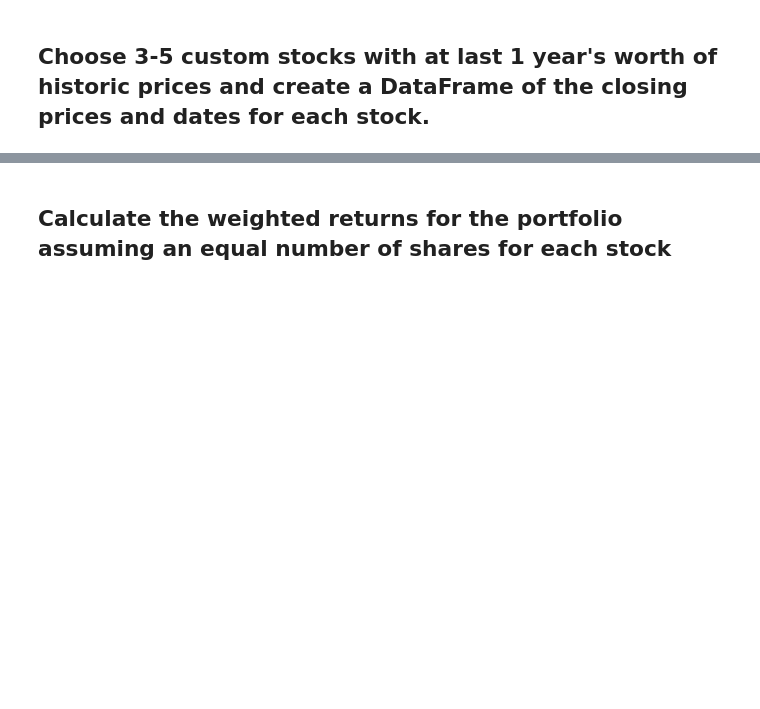
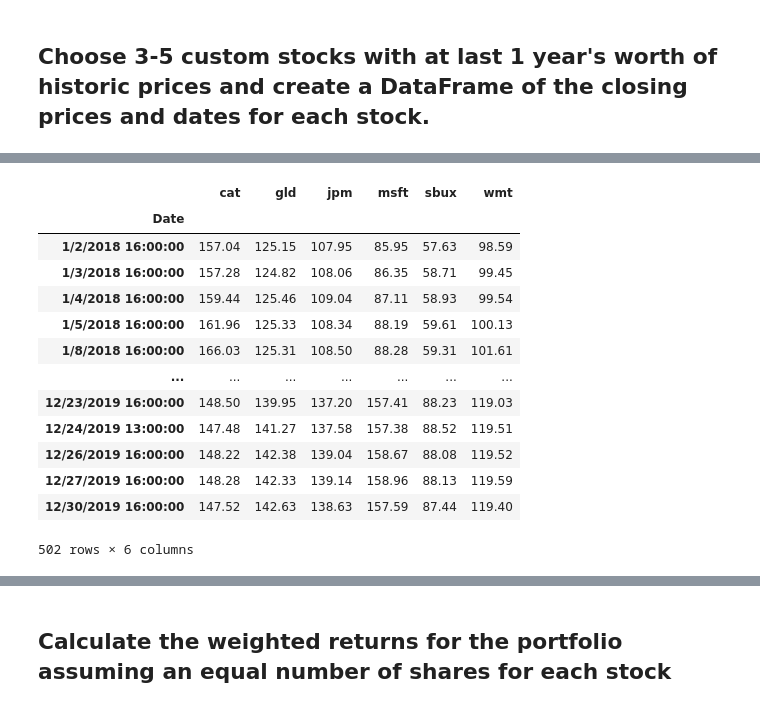
Before and after one commit to CacheKatch/quant_stats_portfolio, a Jupyter notebook: whale_analysis.ipynb, the cells around one changed output, grey strips where cells are left out. Drawn from its saved outputs; the diff is of its cells as text; code cells hidden in the pictures; blank space fills up the shorter version.

Commit message:
update to custom portfolio returns

```diff
--- a/whale_analysis.ipynb
+++ b/whale_analysis.ipynb
@@ -442,3 +464,37 @@ In this section, you will build your own portfolio of stocks, calculate the retu
+# %%
+# Read the third stock
+"""
+The portfolio was built using library os
+"""
+# YOUR CODE HERE
+filenames = os.listdir("Resourcesb")
+#filenames
+custom_port_df = []
+for file in filenames:
+    new_df = pd.read_csv(f"Resourcesb/{file}", index_col="Date")
+    custom_port_df.append(new_df)
+
+custom_port_df[2]
+combined_df = pd.concat(custom_port_df, axis="columns", join="inner")
+combined_df
+columns = ["cat","gld","jpm","msft","sbux","wmt"]
+combined_df.columns = columns
+combined_df
+# %% [output]
+|  | cat | gld | jpm | msft | sbux | wmt |
+| Date |  |  |  |  |  |  |
+| 1/2/2018 16:00:00 | 157.04 | 125.15 | 107.95 | 85.95 | 57.63 | 98.59 |
+| 1/3/2018 16:00:00 | 157.28 | 124.82 | 108.06 | 86.35 | 58.71 | 99.45 |
+| 1/4/2018 16:00:00 | 159.44 | 125.46 | 109.04 | 87.11 | 58.93 | 99.54 |
+| 1/5/2018 16:00:00 | 161.96 | 125.33 | 108.34 | 88.19 | 59.61 | 100.13 |
+| 1/8/2018 16:00:00 | 166.03 | 125.31 | 108.50 | 88.28 | 59.31 | 101.61 |
+| ... | ... | ... | ... | ... | ... | ... |
+| 12/23/2019 16:00:00 | 148.50 | 139.95 | 137.20 | 157.41 | 88.23 | 119.03 |
+| 12/24/2019 13:00:00 | 147.48 | 141.27 | 137.58 | 157.38 | 88.52 | 119.51 |
+| 12/26/2019 16:00:00 | 148.22 | 142.38 | 139.04 | 158.67 | 88.08 | 119.52 |
+| 12/27/2019 16:00:00 | 148.28 | 142.33 | 139.14 | 158.96 | 88.13 | 119.59 |
+| 12/30/2019 16:00:00 | 147.52 | 142.63 | 138.63 | 157.59 | 87.44 | 119.40 |
+502 rows × 6 columns
 # %%
 # Concatenate all stocks into a single DataFrame
 # YOUR CODE HERE
```
Also changed, not shown: parts of 9 cells of this notebook, 12 other files.
